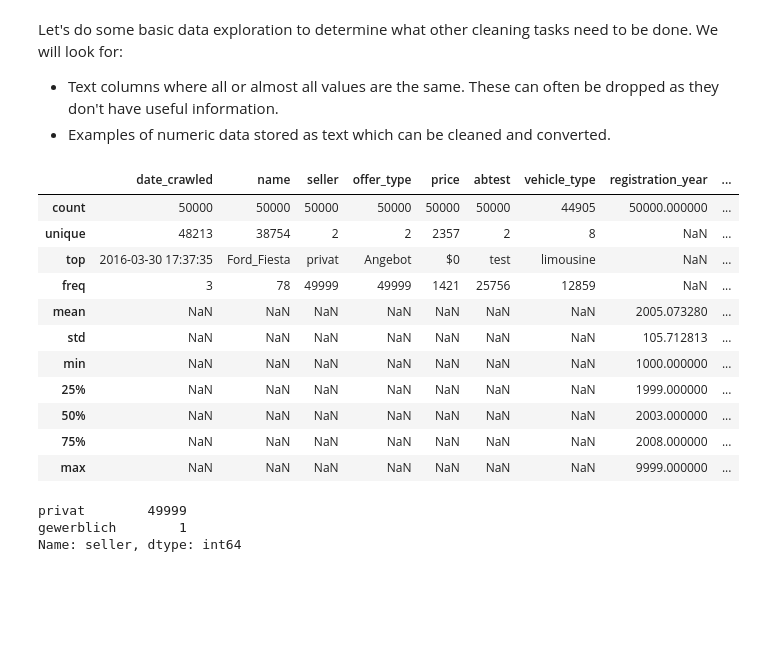
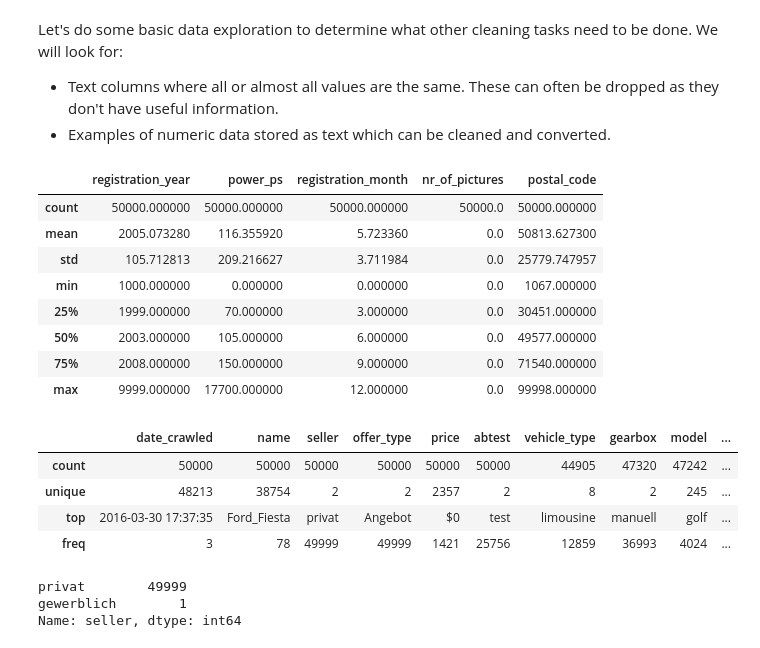
Before and after one commit to zhao365/dataquest_projects, a Jupyter notebook: Exploring Ebay Car Sales Data.ipynb, the cells around one changed output. Saved outputs shown, nothing was run; the diff lists cells and outputs as text; code cells hidden in the pictures; blank space fills up the shorter version.

```diff
--- a/Exploring Ebay Car Sales Data.ipynb
+++ b/Exploring Ebay Car Sales Data.ipynb
@@ -90,20 +90,25 @@ Let's do some basic data exploration to determine what other cleaning tasks need
 - Text columns where all or almost all values are the same. These can often be dropped as they don't have useful information.
 - Examples of numeric data stored as text which can be cleaned and converted.
 # %%
-autos.describe(include = 'all')
+autos.describe(include = [np.number])
 # %% [output]
-|  | date_crawled | name | seller | offer_type | price | abtest | vehicle_type | registration_year | ... |
-| count | 50000 | 50000 | 50000 | 50000 | 50000 | 50000 | 44905 | 50000.000000 | ... |
-| unique | 48213 | 38754 | 2 | 2 | 2357 | 2 | 8 | NaN | ... |
-| top | 2016-03-30 17:37:35 | Ford_Fiesta | privat | Angebot | $0 | test | limousine | NaN | ... |
-| freq | 3 | 78 | 49999 | 49999 | 1421 | 25756 | 12859 | NaN | ... |
-| mean | NaN | NaN | NaN | NaN | NaN | NaN | NaN | 2005.073280 | ... |
-| std | NaN | NaN | NaN | NaN | NaN | NaN | NaN | 105.712813 | ... |
-| min | NaN | NaN | NaN | NaN | NaN | NaN | NaN | 1000.000000 | ... |
-| 25% | NaN | NaN | NaN | NaN | NaN | NaN | NaN | 1999.000000 | ... |
-| 50% | NaN | NaN | NaN | NaN | NaN | NaN | NaN | 2003.000000 | ... |
-| 75% | NaN | NaN | NaN | NaN | NaN | NaN | NaN | 2008.000000 | ... |
-| max | NaN | NaN | NaN | NaN | NaN | NaN | NaN | 9999.000000 | ... |
+|  | registration_year | power_ps | registration_month | nr_of_pictures | postal_code |
+| count | 50000.000000 | 50000.000000 | 50000.000000 | 50000.0 | 50000.000000 |
+| mean | 2005.073280 | 116.355920 | 5.723360 | 0.0 | 50813.627300 |
+| std | 105.712813 | 209.216627 | 3.711984 | 0.0 | 25779.747957 |
+| min | 1000.000000 | 0.000000 | 0.000000 | 0.0 | 1067.000000 |
+| 25% | 1999.000000 | 70.000000 | 3.000000 | 0.0 | 30451.000000 |
+| 50% | 2003.000000 | 105.000000 | 6.000000 | 0.0 | 49577.000000 |
+| 75% | 2008.000000 | 150.000000 | 9.000000 | 0.0 | 71540.000000 |
+| max | 9999.000000 | 17700.000000 | 12.000000 | 0.0 | 99998.000000 |
+# %%
+autos.describe(include = [np.object])
+# %% [output]
+|  | date_crawled | name | seller | offer_type | price | abtest | vehicle_type | gearbox | model | ... |
+| count | 50000 | 50000 | 50000 | 50000 | 50000 | 50000 | 44905 | 47320 | 47242 | ... |
+| unique | 48213 | 38754 | 2 | 2 | 2357 | 2 | 8 | 2 | 245 | ... |
+| top | 2016-03-30 17:37:35 | Ford_Fiesta | privat | Angebot | $0 | test | limousine | manuell | golf | ... |
+| freq | 3 | 78 | 49999 | 49999 | 1421 | 25756 | 12859 | 36993 | 4024 | ... |
 # %%
 autos['seller'].value_counts()
 # %% [output]
```
Also changed, not shown: parts of 63 cells of this notebook.
